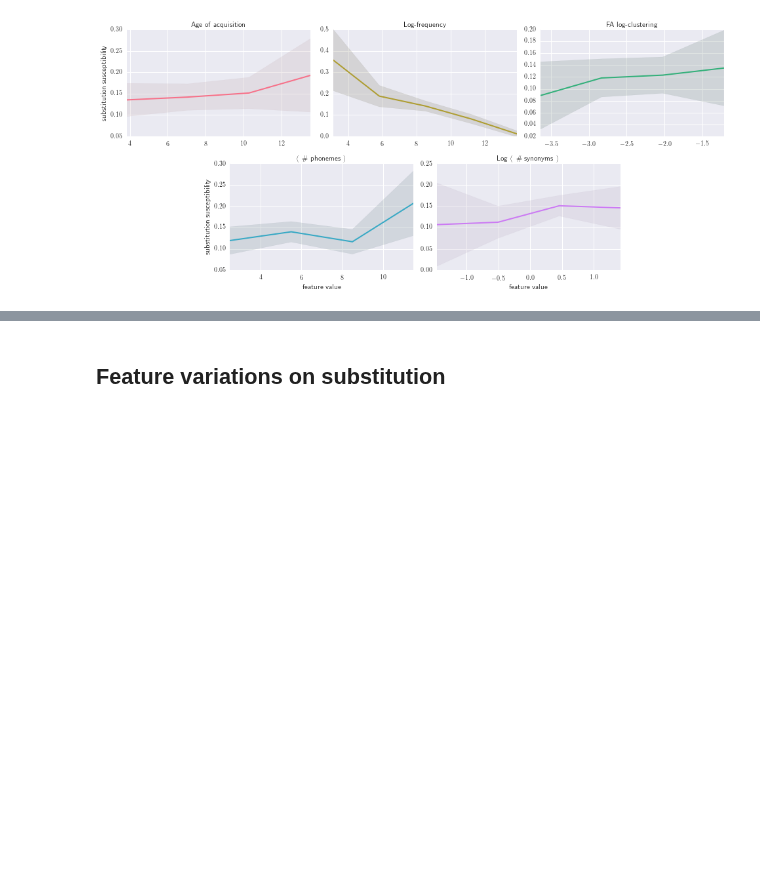
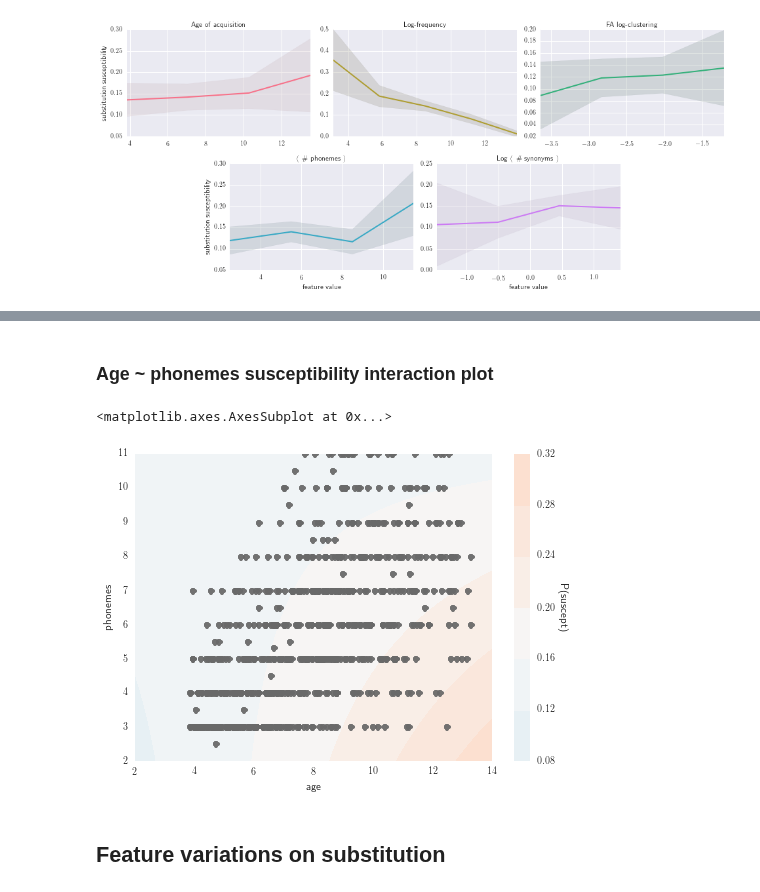
Before and after one commit to wehlutyk/brainscopypaste, a Jupyter notebook: substitutions_paper.ipynb, the cells around one changed output, grey strips where cells are left out. Saved outputs shown, nothing was run; the diff lists cells and outputs as text; code cells hidden in the pictures; blank space fills up the shorter version.

```diff
--- a/substitutions_paper.ipynb
+++ b/substitutions_paper.ipynb
@@ -159,3 +274,21 @@ sg.fig.savefig('data/figures_paper/feature_susceptibilities.png', bbox_inches='t
+# %% [markdown]
+### Age ~ phonemes susceptibility interaction plot
+# %%
+in_range = lambda w: (range_age[0] <= wf_age[w] < range_age[1]) \
+            and (range_phonemes[0] <= wf_phonemes[w] < range_phonemes[1])
+
+ranged_words = [w for w in wf_age.keys() if in_range(w)]
+f_age = np.array([wf_age[w] for w in ranged_words])
+f_phonemes = np.array([wf_phonemes[w] for w in ranged_words])
+suscepts = np.array([ws_age[w] for w in ranged_words])
+df = pd.DataFrame(np.c_[f_age, f_phonemes, suscepts], columns=["age", "phonemes", "suscept"])
+
+sb.interactplot("age", "phonemes", "suscept", df, filled=True,
+                logistic=True, scatter_kws={"color": "dimgray"},
+                levels=5)
+# %% [output]
+<matplotlib.axes.AxesSubplot at 0x...>
+[figure, added]
 # %% [markdown]
 ## Feature variations on substitution
 # %%
```
Also changed, not shown: parts of 10 cells of this notebook.
